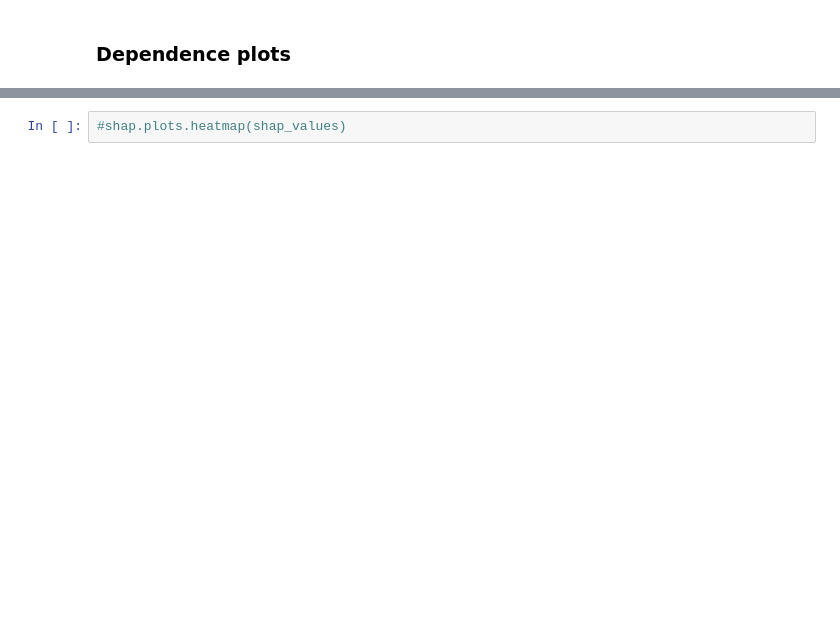
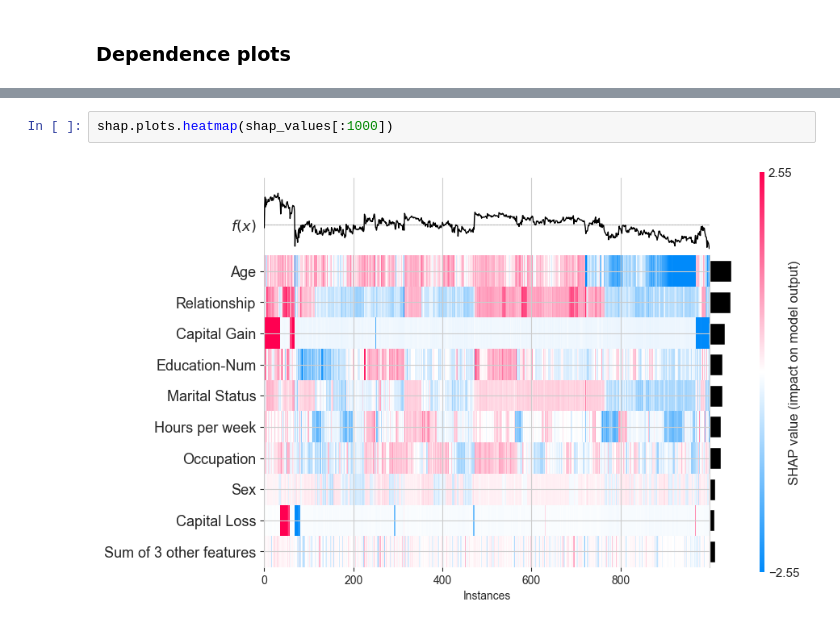
Before and after one commit to joaoavanzini/shap-studies, a Jupyter notebook: adult_classification.ipynb, the cells around one changed output, grey strips where cells are left out. Saved outputs shown, nothing was run; the diff lists cells and outputs as text; blank space fills up the shorter version.

Commit message:
Added the heatmap

```diff
--- a/adult_classification.ipynb
+++ b/adult_classification.ipynb
@@ -143,2 +144,4 @@ shap.plots.scatter(shap_values[:,"Age"],
 # %%
-#shap.plots.heatmap(shap_values)
+shap.plots.heatmap(shap_values[:1000])
+# %% [output]
+[figure, added]
```
Also changed, not shown: parts of 4 cells of this notebook.
